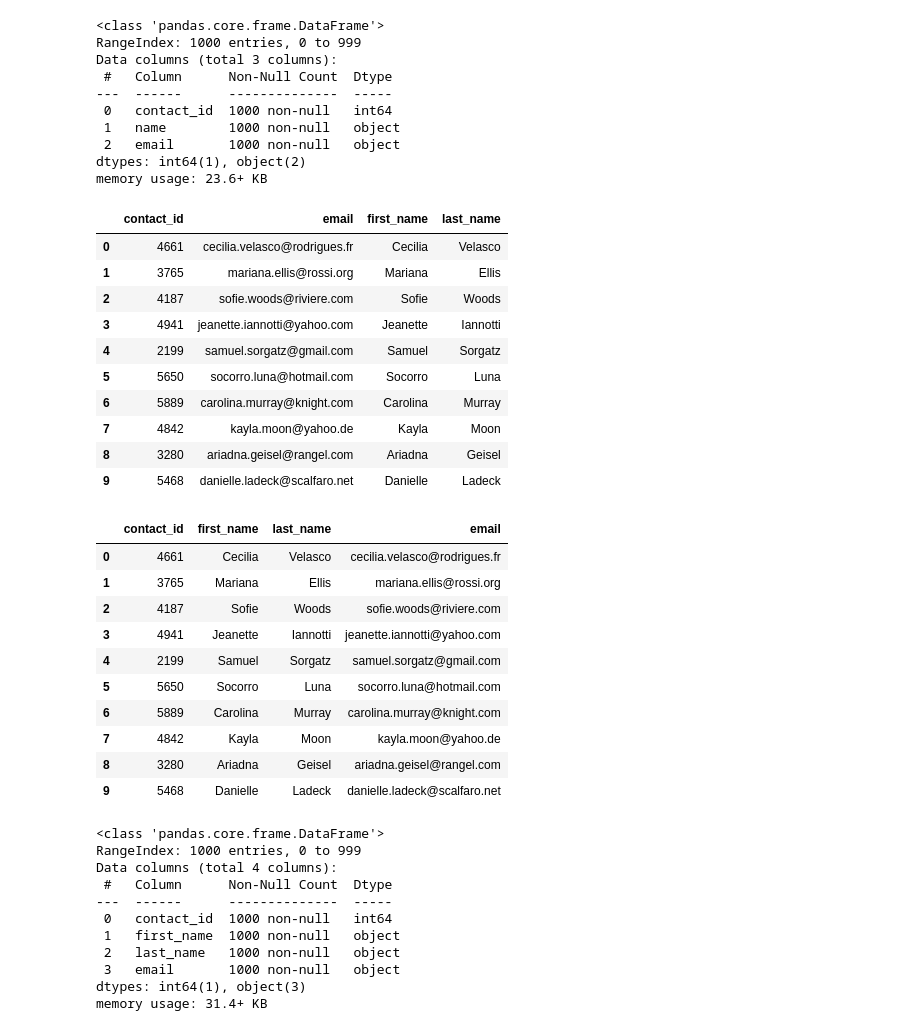
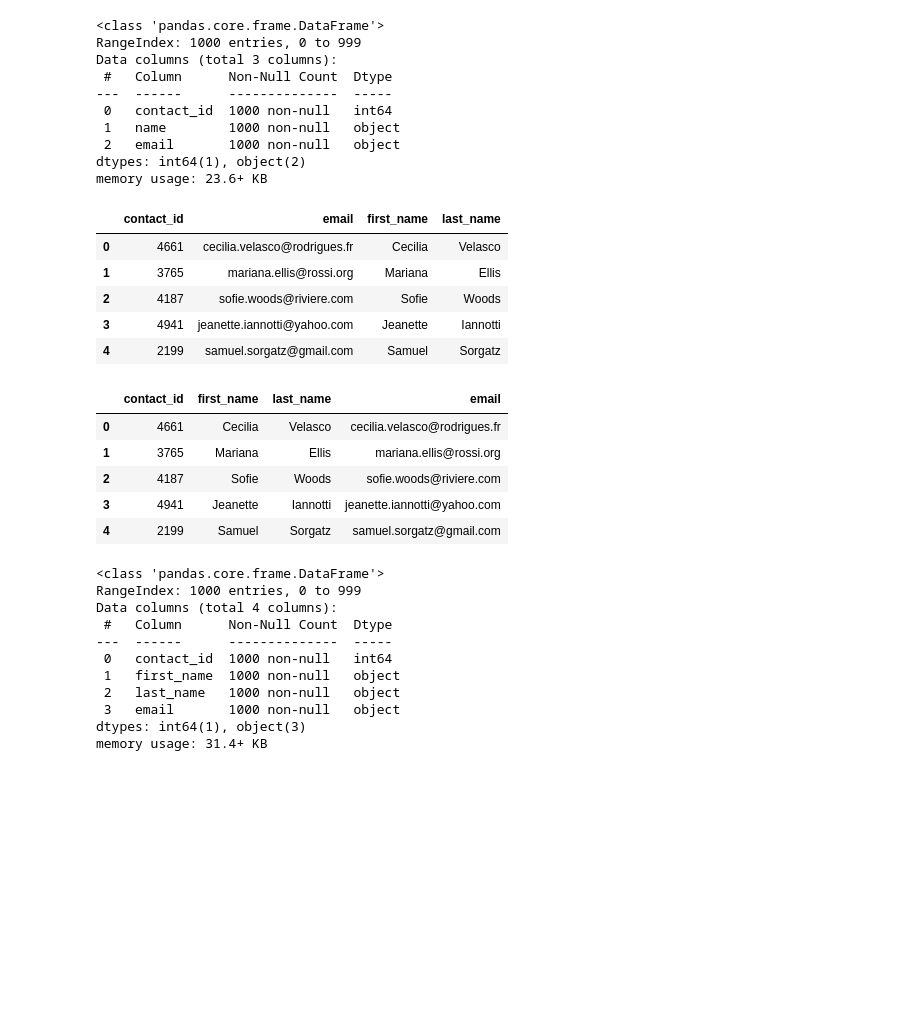
Before and after one commit to JohnSebesta/Crowdfunding_ETL, a Jupyter notebook: ETL_Mini_Project_Starter_Code_AMillman_JSebesta_XLiu_MEzeanioma_EJones.ipynb, the cells around one changed output. Cells and saved outputs as stored; diff of their text form; code cells hidden in the pictures; blank space fills up the shorter version.

```diff
--- a/ETL_Mini_Project_Starter_Code_AMillman_JSebesta_XLiu_MEzeanioma_EJones.ipynb
+++ b/ETL_Mini_Project_Starter_Code_AMillman_JSebesta_XLiu_MEzeanioma_EJones.ipynb
@@ -327,0 +319,19 @@ print(dict_values)
+# %%
+import json
+
+dict_values = []
+for i, row in contact_info_df.iterrows():
+    data = row[0]
+    if not data.strip():  # Checking if the data is empty or just whitespace
+        continue
+    try:
+        converted_data = json.loads(data)
+        # Iterate through each dictionary (row) and get the values for each row using list comprehension.
+        row_values = [v for k, v in converted_data.items()]
+        # Append the list of values for each row to a list.
+        dict_values.append(row_values)
+    except json.JSONDecodeError as e:
+        print(f"JSON decoding error for row {i}: {e}")
+
+# Print out the list of values for each row.
+print(dict_values)
@@ -328,6 +341,7 @@ print(dict_values)
 # %%
 # Create a contact_info DataFrame and add each list of values, i.e., each row
 # to the 'contact_id', 'name', 'email' columns.
-new_contact_df = pd.DataFrame(dict_values, columns=dict_column_names[0])
-new_contact_df.head()
+columns=['contact_id', 'name', 'email']
+contact_df=pd.DataFrame(dict_values , columns=columns)
+contact_df.head()
 # %% [output]
@@ -348,29 +367,21 @@ dtypes: int64(1), object(2)
 memory usage: 23.6+ KB
 # %%
 # Create a "first"name" and "last_name" column with the first and last names from the "name" column.
-new_contact_df['first_name'] = new_contact_df['name'].str.split().str[0]
-new_contact_df['last_name'] = new_contact_df['name'].str.split().str[-1]
-
+contact_df[['first_name' , 'last_name']]=contact_df['name'].str.split(' ' , expand=True)
 # Drop the contact_name column
-new_contact_df.drop('name', axis=1, inplace=True)
-
-new_contact_df.head()
+contact_df.drop(columns=['name'], inplace=True)
+contact_df.head()
 # %% [output]
 |  | contact_id | email | first_name | last_name |
 | 0 | 4661 | cecilia.velasco@rodrigues.fr | Cecilia | Velasco |
 | 1 | 3765 | mariana.ellis@rossi.org | Mariana | Ellis |
 | 2 | 4187 | sofie.woods@riviere.com | Sofie | Woods |
 | 3 | 4941 | jeanette.iannotti@yahoo.com | Jeanette | Iannotti |
 | 4 | 2199 | samuel.sorgatz@gmail.com | Samuel | Sorgatz |
-| 5 | 5650 | socorro.luna@hotmail.com | Socorro | Luna |
-| 6 | 5889 | carolina.murray@knight.com | Carolina | Murray |
-| 7 | 4842 | kayla.moon@yahoo.de | Kayla | Moon |
-| 8 | 3280 | ariadna.geisel@rangel.com | Ariadna | Geisel |
-| 9 | 5468 | danielle.ladeck@scalfaro.net | Danielle | Ladeck |
 # %%
 # Reorder the columns
-new_contact_df = new_contact_df [['contact_id','first_name','last_name','email']]
-new_contact_df.head(10)
+contacts_df_clean=contact_df[['contact_id' , 'first_name' , 'last_name' , 'email']]
+contacts_df_clean.head()
 # %% [output]
 |  | contact_id | first_name | last_name | email |
 | 0 | 4661 | Cecilia | Velasco | cecilia.velasco@rodrigues.fr |
@@ -378,10 +389,5 @@ new_contact_df.head(10)
 | 2 | 4187 | Sofie | Woods | sofie.woods@riviere.com |
 | 3 | 4941 | Jeanette | Iannotti | jeanette.iannotti@yahoo.com |
 | 4 | 2199 | Samuel | Sorgatz | samuel.sorgatz@gmail.com |
-| 5 | 5650 | Socorro | Luna | socorro.luna@hotmail.com |
-| 6 | 5889 | Carolina | Murray | carolina.murray@knight.com |
-| 7 | 4842 | Kayla | Moon | kayla.moon@yahoo.de |
-| 8 | 3280 | Ariadna | Geisel | ariadna.geisel@rangel.com |
-| 9 | 5468 | Danielle | Ladeck | danielle.ladeck@scalfaro.net |
 # %%
 # Check the datatypes one more time before exporting as CSV file.
```
Also changed, not shown: parts of 15 cells of this notebook, 2 other files.
